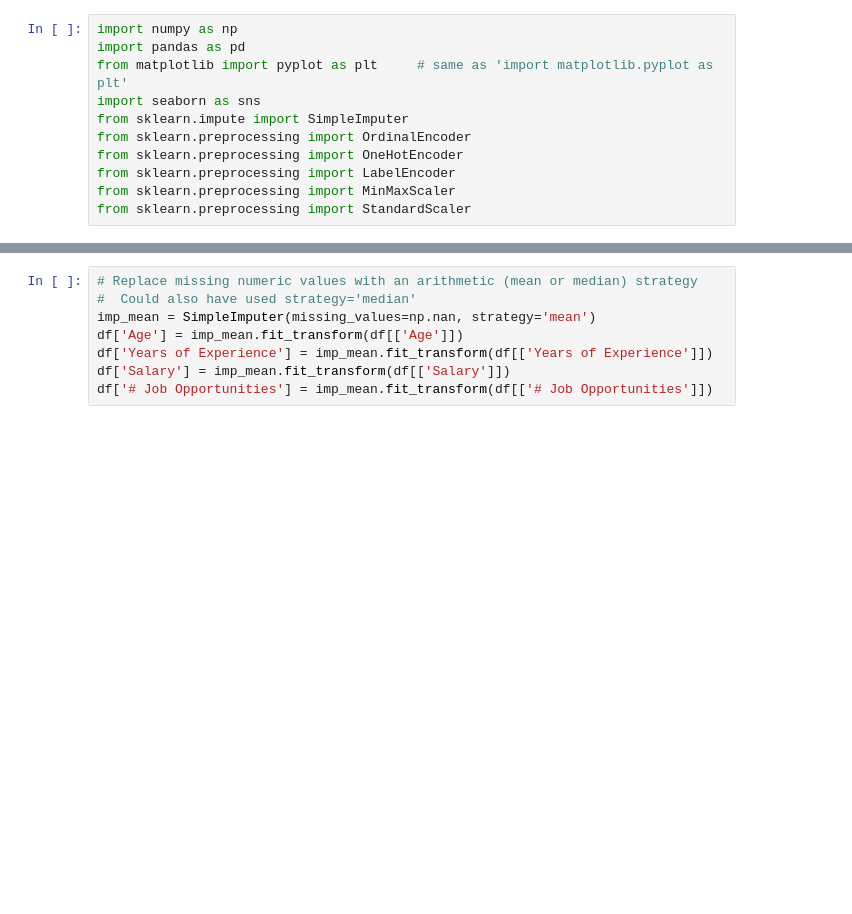
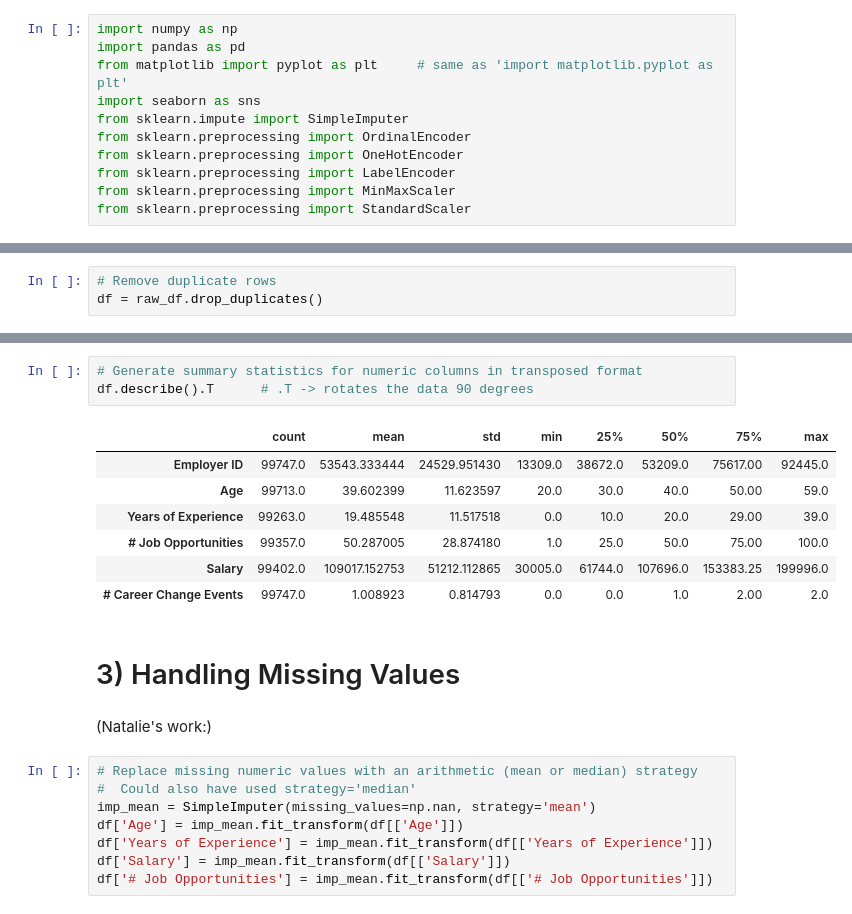
Before and after one commit to Natalie-Bojorquez/CIS3920Group4, a Jupyter notebook: CIS3920_Group4.ipynb, the cells around one changed output, grey strips where cells are left out. Drawn from its saved outputs; the diff is of its cells as text; blank space fills up the shorter version.

```diff
--- a/CIS3920_Group4.ipynb
+++ b/CIS3920_Group4.ipynb
@@ -132,0 +173,3 @@ Likely to Change Occupation: ['Likely' 'Unlikely']
+# %%
+# Remove duplicate rows
+df = raw_df.drop_duplicates()
@@ -133,3 +271,18 @@ Likely to Change Occupation: ['Likely' 'Unlikely']
+# %%
+# Generate summary statistics for numeric columns in transposed format
+df.describe().T      # .T -> rotates the data 90 degrees
+# %% [output]
+|  | count | mean | std | min | 25% | 50% | 75% | max |
+| Employer ID | 99747.0 | 53543.333444 | 24529.951430 | 13309.0 | 38672.0 | 53209.0 | 75617.00 | 92445.0 |
+| Age | 99713.0 | 39.602399 | 11.623597 | 20.0 | 30.0 | 40.0 | 50.00 | 59.0 |
+| Years of Experience | 99263.0 | 19.485548 | 11.517518 | 0.0 | 10.0 | 20.0 | 29.00 | 39.0 |
+| # Job Opportunities | 99357.0 | 50.287005 | 28.874180 | 1.0 | 25.0 | 50.0 | 75.00 | 100.0 |
+| Salary | 99402.0 | 109017.152753 | 51212.112865 | 30005.0 | 61744.0 | 107696.0 | 153383.25 | 199996.0 |
+| # Career Change Events | 99747.0 | 1.008923 | 0.814793 | 0.0 | 0.0 | 1.0 | 2.00 | 2.0 |
+# %% [markdown]
+# 3) Handling Missing Values
+# %% [markdown]
+(Natalie's work:)
 # %%
 # Replace missing numeric values with an arithmetic (mean or median) strategy
 #  Could also have used strategy='median'
```
Also changed, not shown: parts of 44 cells of this notebook.
